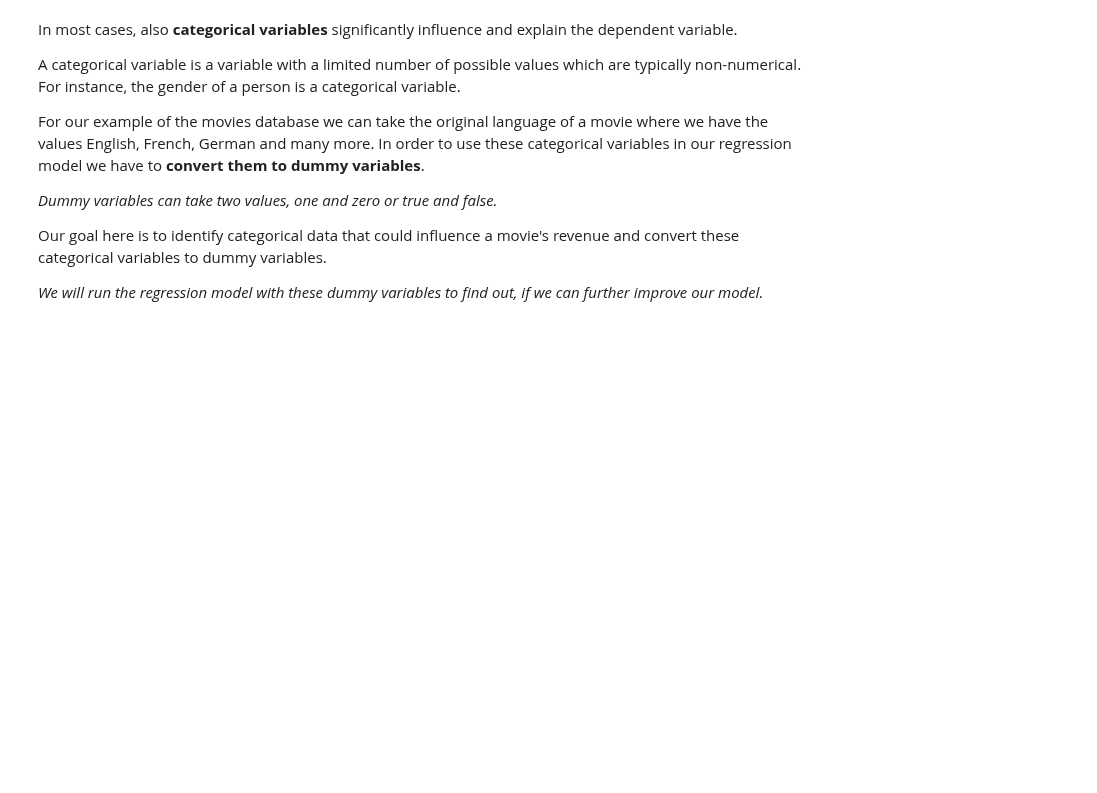
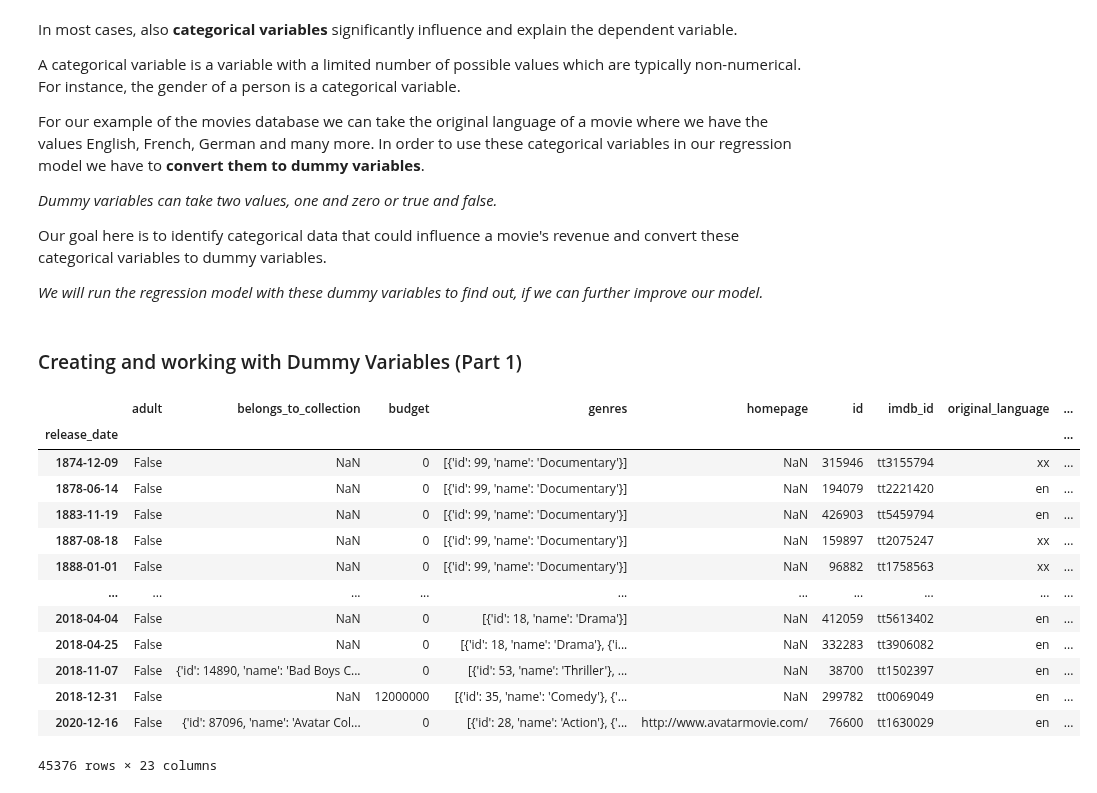
Before and after one commit to mindeleven/Analyzing-financial-data-with-python-and-rust, a Jupyter notebook: algorithmic_trading/python-for-finance-hagmann/Notebooks/ch27014_influence_of_caregorial_variables.ipynb, the cells around one changed output. Saved outputs shown, nothing was run; the diff lists cells and outputs as text; code cells hidden in the pictures; blank space fills up the shorter version.

```diff
--- a/algorithmic_trading/python-for-finance-hagmann/Notebooks/ch27014_influence_of_caregorial_variables.ipynb
+++ b/algorithmic_trading/python-for-finance-hagmann/Notebooks/ch27014_influence_of_caregorial_variables.ipynb
@@ -14,3 +14,5 @@ For our example of the movies database we can take the original language of a mo
 Our goal here is to identify categorical data that could influence a movie's revenue and convert these categorical variables to dummy variables.
 
 *We will run the regression model with these dummy variables to find out, if we can further improve our model.*
+# %% [markdown]
+### Creating and working with Dummy Variables (Part 1)
@@ -16,0 +23,25 @@ Our goal here is to identify categorical data that could influence a movie's rev
+# %%
+movie = pd.read_csv("../assets/data/movies_metadata.csv", low_memory= False)
+# %%
+movie = movie.set_index(pd.to_datetime(movie.release_date, errors = "coerce")).drop(columns = ["release_date"])
+# %%
+movie.sort_index(inplace = True)
+# %%
+# Remove rows with NaT in the index
+movie = movie[~movie.index.isna()]
+movie
+# %% [output]
+|  | adult | belongs_to_collection | budget | genres | homepage | id | imdb_id | original_language | ... |
+| release_date |  |  |  |  |  |  |  |  | ... |
+| 1874-12-09 | False | NaN | 0 | [{'id': 99, 'name': 'Documentary'}] | NaN | 315946 | tt3155794 | xx | ... |
+| 1878-06-14 | False | NaN | 0 | [{'id': 99, 'name': 'Documentary'}] | NaN | 194079 | tt2221420 | en | ... |
+| 1883-11-19 | False | NaN | 0 | [{'id': 99, 'name': 'Documentary'}] | NaN | 426903 | tt5459794 | en | ... |
+| 1887-08-18 | False | NaN | 0 | [{'id': 99, 'name': 'Documentary'}] | NaN | 159897 | tt2075247 | xx | ... |
+| 1888-01-01 | False | NaN | 0 | [{'id': 99, 'name': 'Documentary'}] | NaN | 96882 | tt1758563 | xx | ... |
+| ... | ... | ... | ... | ... | ... | ... | ... | ... | ... |
+| 2018-04-04 | False | NaN | 0 | [{'id': 18, 'name': 'Drama'}] | NaN | 412059 | tt5613402 | en | ... |
+| 2018-04-25 | False | NaN | 0 | [{'id': 18, 'name': 'Drama'}, {'i... | NaN | 332283 | tt3906082 | en | ... |
+| 2018-11-07 | False | {'id': 14890, 'name': 'Bad Boys C... | 0 | [{'id': 53, 'name': 'Thriller'}, ... | NaN | 38700 | tt1502397 | en | ... |
+| 2018-12-31 | False | NaN | 12000000 | [{'id': 35, 'name': 'Comedy'}, {'... | NaN | 299782 | tt0069049 | en | ... |
+| 2020-12-16 | False | {'id': 87096, 'name': 'Avatar Col... | 0 | [{'id': 28, 'name': 'Action'}, {'... | http://www.avatarmovie.com/ | 76600 | tt1630029 | en | ... |
+45376 rows × 23 columns
```
Also changed, not shown: parts of 17 cells of this notebook.
